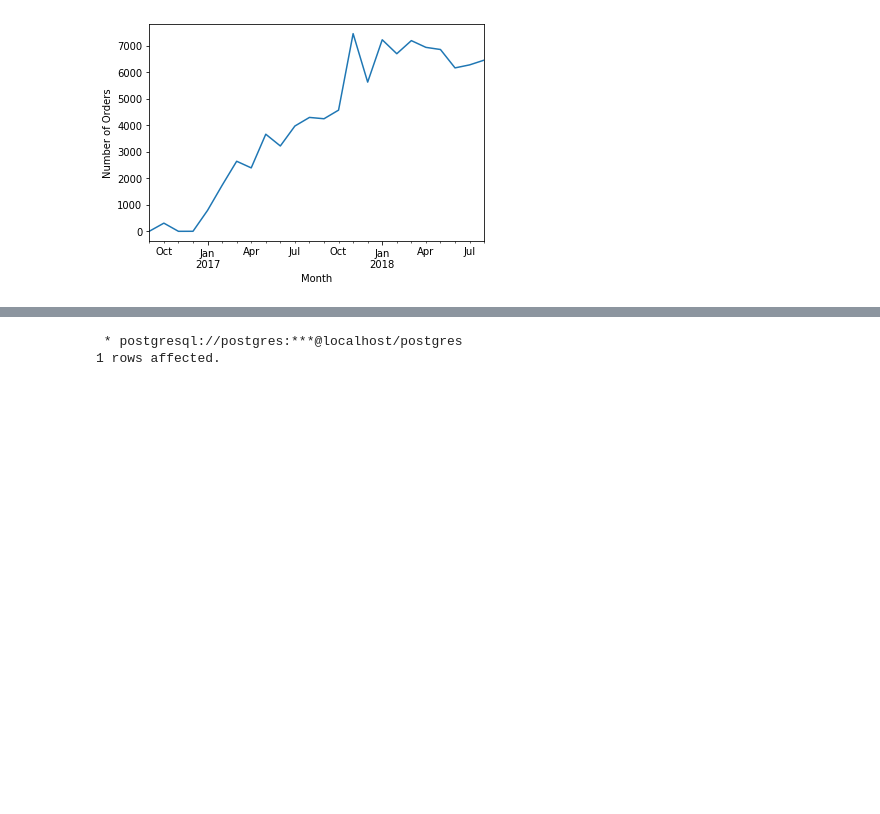
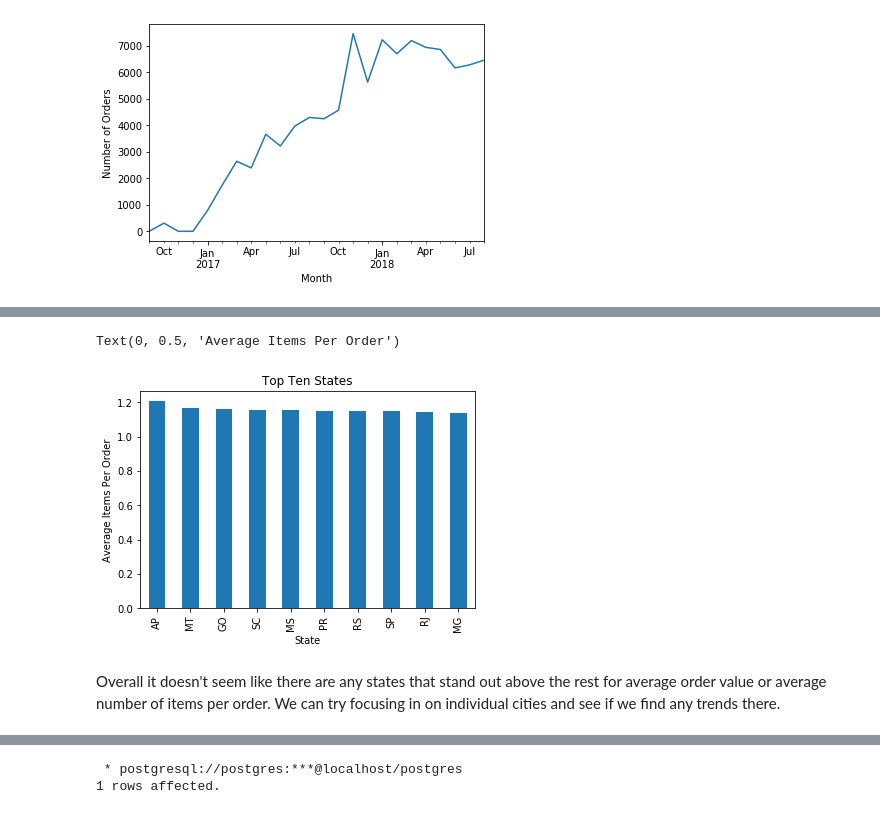
Before and after one commit to cgiannotta/eCommerceAnalysis, a Jupyter notebook: eCommerceSQL.ipynb, the cells around one changed output, grey strips where cells are left out. Cells and saved outputs as stored; diff of their text form; code cells hidden in the pictures; blank space fills up the shorter version.

```diff
--- a/eCommerceSQL.ipynb
+++ b/eCommerceSQL.ipynb
@@ -254,0 +376,11 @@ Text(0, 0.5, 'Number of Orders')
+# %%
+# top ten states by average number of items
+customers_by_state['num_items'].sort_values(ascending=False)[0:10].plot(kind='bar')
+plt.title("Top Ten States")
+plt.xlabel("State")
+plt.ylabel("Average Items Per Order")
+# %% [output]
+Text(0, 0.5, 'Average Items Per Order')
+[figure, added]
+# %% [markdown]
+Overall it doesn't seem like there are any states that stand out above the rest for average order value or average number of items per order. We can try focusing in on individual cities and see if we find any trends there.
```
Also changed, not shown: parts of 25 cells of this notebook.
